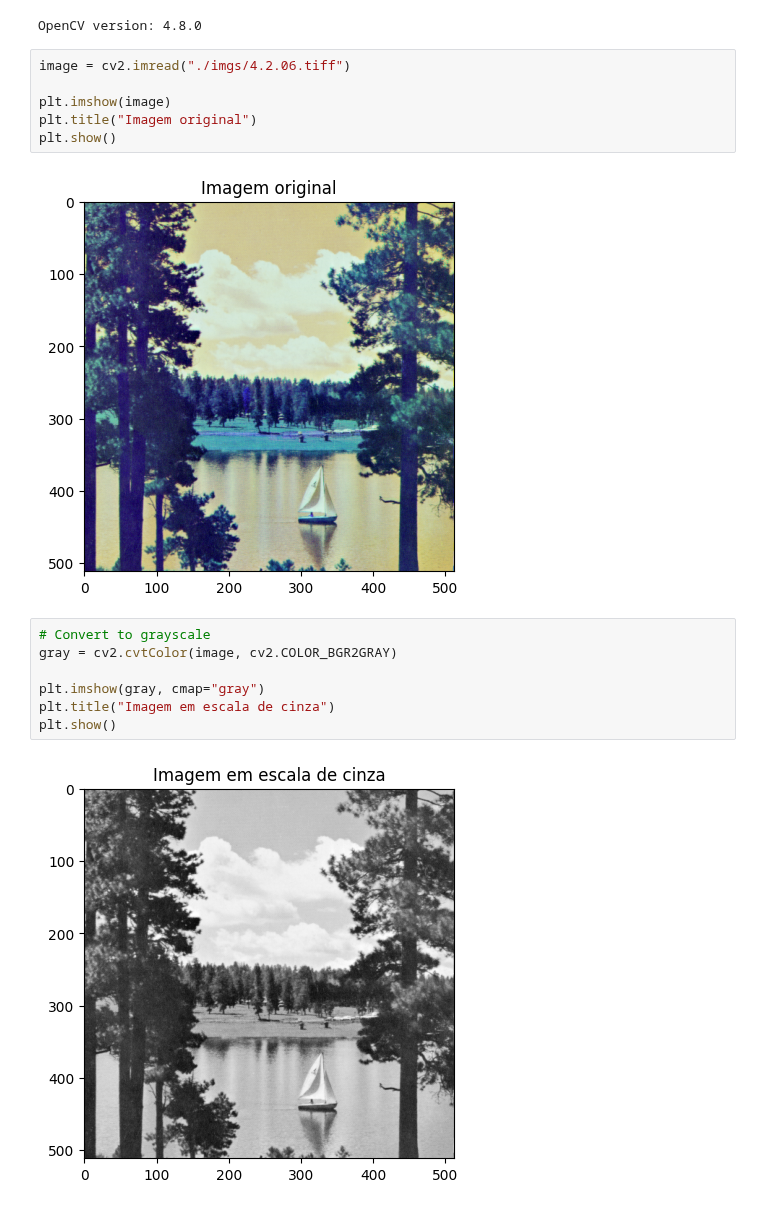
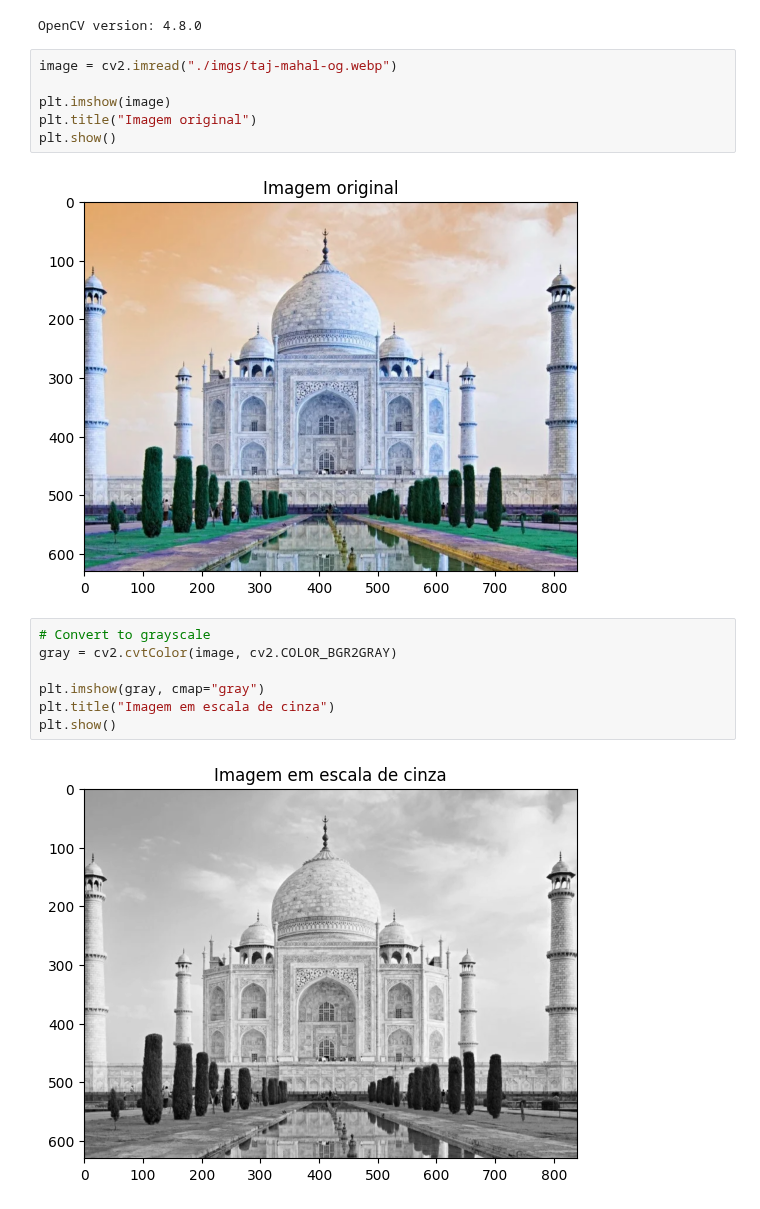
Before and after one commit to tomast1337/Image-Processing, a Jupyter notebook: aula7.ipynb, the cells around one changed output. Cells and saved outputs as stored; diff of their text form.

```diff
--- a/aula7.ipynb
+++ b/aula7.ipynb
@@ -8,13 +8,13 @@ print("OpenCV version:", cv2.__version__)
 # %% [output]
 OpenCV version: 4.8.0
 # %%
-image = cv2.imread("./imgs/4.2.06.tiff")
+image = cv2.imread("./imgs/taj-mahal-og.webp")
 
 plt.imshow(image)
 plt.title("Imagem original")
 plt.show()
 # %% [output]
-[figure, old version]
+[figure, new version]
 # %%
 # Convert to grayscale
 gray = cv2.cvtColor(image, cv2.COLOR_BGR2GRAY)
@@ -23,5 +23,5 @@ plt.imshow(gray, cmap="gray")
 plt.title("Imagem em escala de cinza")
 plt.show()
 # %% [output]
-[figure, old version]
+[figure, new version]
 # %%
```
Also changed, not shown: parts of 3 cells of this notebook, 1 other file.
